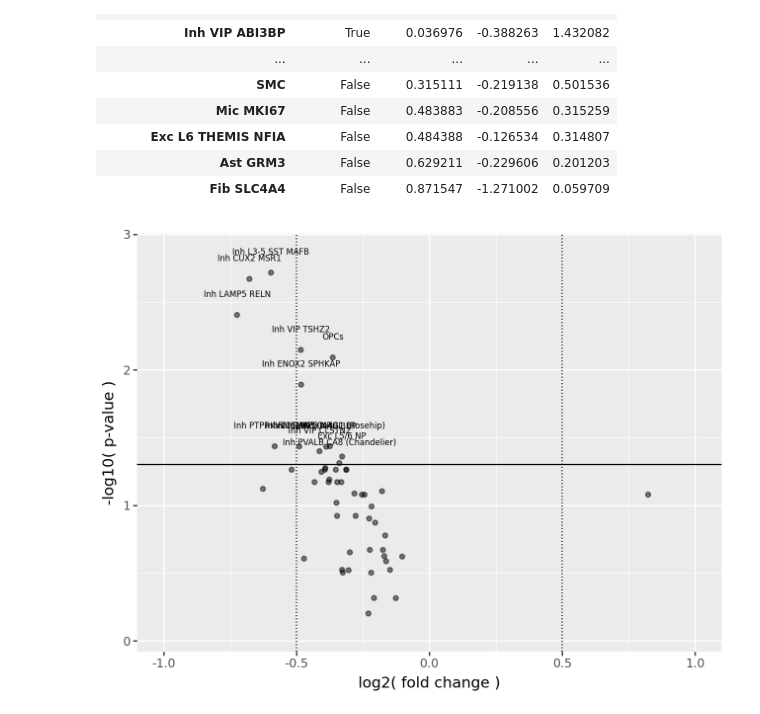
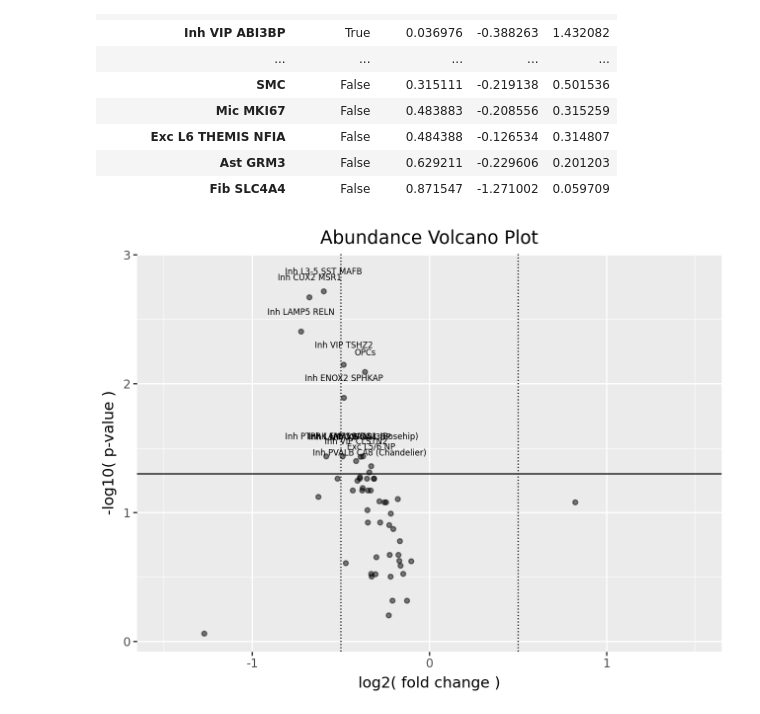
Before and after one commit to LuminousCodeGH/bsc-thesis-scripts, a Jupyter notebook: test_regression.ipynb, the cells around one changed output. Saved outputs shown, nothing was run; the diff lists cells and outputs as text; code cells hidden in the pictures.

Commit message:
Fix plot to show |fc| > 1

```diff
--- a/test_regression.ipynb
+++ b/test_regression.ipynb
@@ -146,14 +145,15 @@ ct_counts_metadata.var.sort_values('corr_pvalue')
 # %%
 alpha=0.05
 ct_counts_metadata.var = ct_counts_metadata.var.reset_index()
 volcano_plot = ggplot(ct_counts_metadata.var, aes('log2fc', 'log10p')) +\
     geom_point(alpha=0.5) +\
     geom_hline(yintercept=np.log10(alpha)*-1, color='black') +\
     geom_text(aes(label='index'), data=ct_counts_metadata.var[ct_counts_metadata.var['significant'] == True], color='black', nudge_y=0.15, size=6) +\
     geom_vline(xintercept=(0.5, -0.5), color='black', linetype='dotted') +\
     xlab('log2( fold change )') + ylab('-log10( p-value )') +\
-    xlim(-1, 1)
+    xlim(-1.5, 1.5) +\
+    ggtitle('Abundance Volcano Plot')
 
 volcano_plot
 # %% [output]
-[figure, old version]
+[figure, new version]
```
Also changed, not shown: parts of 2 cells of this notebook.
